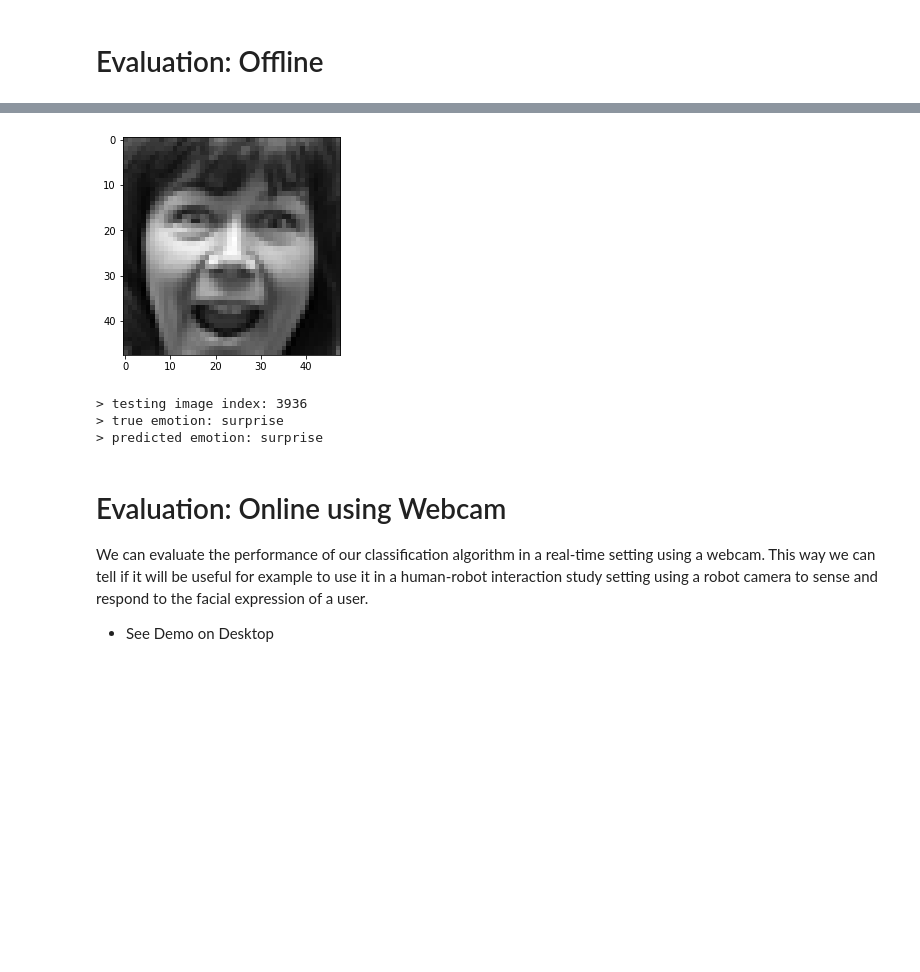
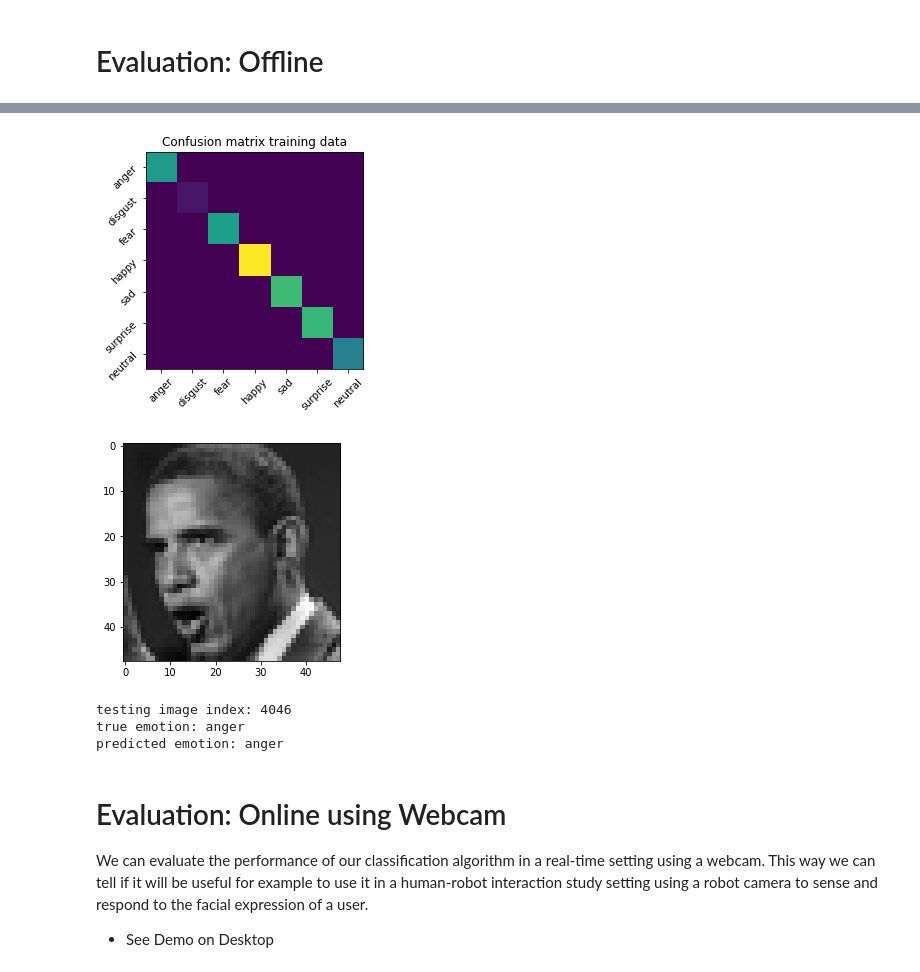
Before and after one commit to elggem/mlbasics-tutorial, a Jupyter notebook: week3/notebook-fer.ipynb, the cells around one changed output, grey strips where cells are left out. Saved outputs shown, nothing was run; the diff lists cells and outputs as text; code cells hidden in the pictures; blank space fills up the shorter version.

```diff
--- a/week3/notebook-fer.ipynb
+++ b/week3/notebook-fer.ipynb
@@ -210,3 +267,26 @@ accuracy: 60.52%
+# %%
+# Confusion Matrix
+from sklearn.metrics import confusion_matrix
+from sklearn.metrics import plot_confusion_matrix
+
+predictions = model.predict(x_training)
+
+emotion_ids = ["anger", "disgust", "fear", "happy", "sad", "surprise", "neutral"]
+y_true = [emotion_ids[int(e)] for e in np.argmax(y_training, axis=1)]
+y_pred = [emotion_ids[int(e)] for e in np.argmax(predictions, axis=1)]
+
+confusion_mat = confusion_matrix(y_true, y_pred)
+
+fig, ax = plt.subplots(1,1)
+plt.title("Confusion matrix training data")
+img = ax.imshow(confusion_mat)
+ax.set_xticks(np.arange(7))
+ax.set_xticklabels(emotion_ids, rotation = 45)
+ax.set_yticks(np.arange(7))
+ax.set_yticklabels(emotion_ids, rotation = 45)
+plt.show()
+# %% [output]
+[figure, added]
 # %%
 # Test individual image
 random_id = np.random.randint(0,x_testing.shape[0])
@@ -221,12 +301,12 @@ plt.show()
 ground_truth_emotion = emotion_ids[np.argmax(y_testing[random_id, :])]
 predicted_emotion = emotion_ids[np.argmax(pred_cls)]
 
-print('> testing image index: %d\n> true emotion: %s\n> predicted emotion: %s' % (random_id, ground_truth_emotion, predicted_emotion))
+print('testing image index: %d\ntrue emotion: %s\npredicted emotion: %s' % (random_id, ground_truth_emotion, predicted_emotion))
 # %% [output]
-[figure, old version]
+[figure, new version]
-> testing image index: 3936
-> true emotion: surprise
-> predicted emotion: surprise
+testing image index: 4046
+true emotion: anger
+predicted emotion: anger
 # %% [markdown]
 # Evaluation: Online using Webcam
 
```
Also changed, not shown: parts of 7 cells of this notebook, 1 other file.
